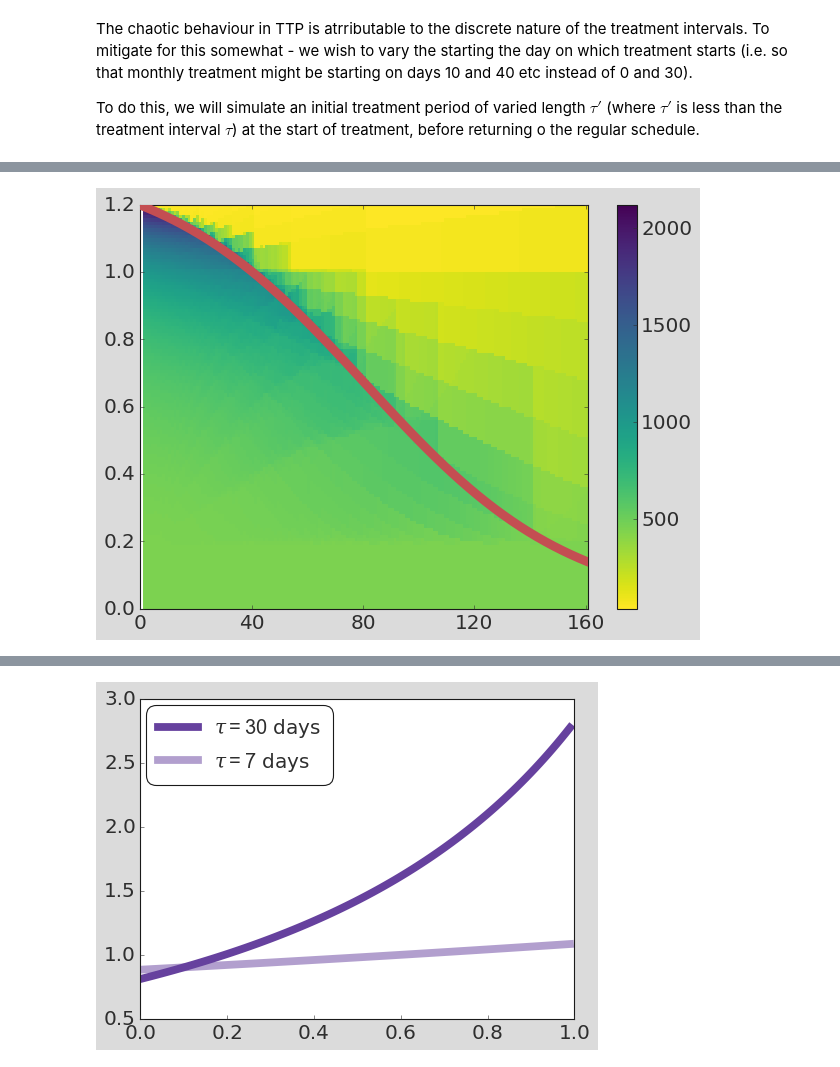
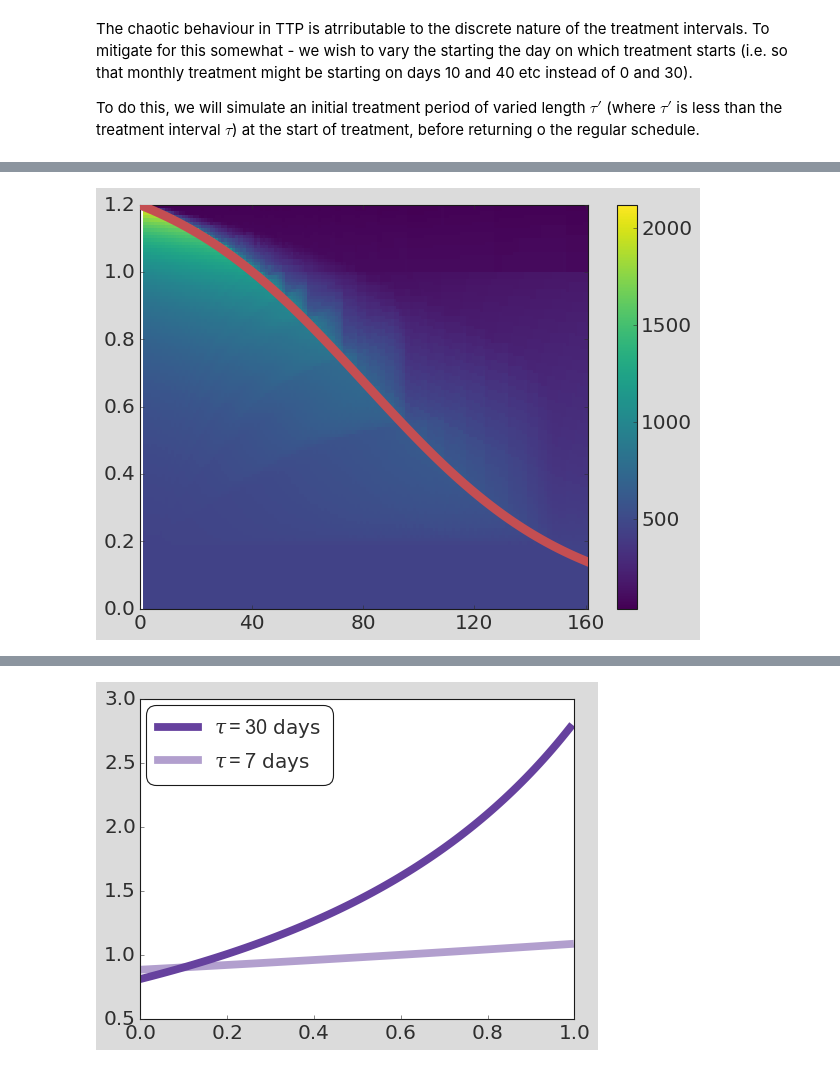
Before and after one commit to KCGallagher/AT_Model_Comparison, a Jupyter notebook: lotka_volterra/critical_threshold.ipynb, the cells around one changed output, grey strips where cells are left out. Drawn from its saved outputs; the diff is of its cells as text; code cells hidden in the pictures.

Commit message:
Updated figures

```diff
--- a/lotka_volterra/critical_threshold.ipynb
+++ b/lotka_volterra/critical_threshold.ipynb
@@ -250,0 +291,5 @@ print(model2.resultsDf.tail())
+# %%
+n_crit=0.87; params=odeParamDic; interval=60; offset=50
+
+combined_results = simulate_offset(params, n_crit, interval, offset)
+Plot_method(combined_results, drug_color='k', colors = {'TumourSize': 'k', 'S': colors['Sensitive'], 'R': colors['Resistant']})
@@ -250,0 +298,24 @@ print(model2.resultsDf.tail())
+# %%
+fig, ax = plt.subplots(3, 1, figsize=(16, 10), sharex=True, sharey=True)
+
+# model = LotkaVolterraModel(dt=1)
+# model.SetParams(**odeParamDic)
+# model.Simulate_AT(atThreshold=n_crit, atMethod='Threshold',
+#                     intervalLength=interval, t_end=4000, refSize = odeParamDic['n0'])
+# model.CleanData()
+
+# PlotSimulation(model.resultsDf, ax=ax[0], colors = {'TumourSize': 'k', 'S': colors['Sensitive'], 'R': colors['Resistant']})
+
+for i, offset in enumerate([0, 20, 40]):
+    combined_results = simulate_offset(params, n_crit, interval, offset)
+    PlotSimulation(combined_results, ax=ax[i], linewidth=6,
+                   colors = {'TumourSize': 'k', 'S': colors['Sensitive'], 'R': colors['Resistant']})
+    ax[i].axvspan(0, offset, color='gray', alpha=0.3, ymax=1.25/ax[i].get_ylim()[1])
+    ax[i].hlines(y=n_crit, xmin=0, xmax=max(combined_results.Time),
+              color='k', linestyle=':', linewidth=6, zorder=10)
+
+ax[0].set_yticks(ax[0].get_yticks()[::2])
+plt.ylim(0, 1.45);
+
+plt.tight_layout()
+plt.savefig("../figures/lotka_volterra_model_threshold_offset.pdf"); plt.show()
@@ -274,7 +347,7 @@ def calc_offset_ttp(params, n_crit, interval, offset):
         return model2.resultsDf.Time.max() + offset
 
 def calc_ttp_repeats(params, n_crit, interval, output_func=np.mean):
-    N = 5
+    N = 20
     N_reps = min(N, interval)
     ttp_values = np.zeros(int(N_reps))
 
@@ -289,34 +362,34 @@ def calc_ttp_repeats(params, n_crit, interval, output_func=np.mean):
 # %%
 from matplotlib.colors import BoundaryNorm, ListedColormap
 from matplotlib.ticker import MaxNLocator
 
 dx, dy = 1, 0.01
 
 crit_n_grid, tau_grid = np.mgrid[slice(0, 1.2 + dy, dy),
                 slice(1, 161 + dx, dx)]
 
 
 vectorized_calc_ttp = np.vectorize(calc_ttp_repeats)
 ttp_values = vectorized_calc_ttp(
     params = odeParamDic, n_crit = crit_n_grid,
     interval = tau_grid
 )
 
 ttp_values = ttp_values[:-1, :-1]
 fig, ax = plt.subplots()
 
 im = ax.pcolormesh(tau_grid, crit_n_grid, ttp_values,
-                   cmap=plt.get_cmap('viridis_r'), norm=None)
+                   cmap=plt.get_cmap('viridis'), norm=None)
 fig.colorbar(im, ax=ax); #ax.set_title('TTP of Patient 25')
 
 ax.plot(tau_values, n_stars, linewidth = 8, zorder=5, color='r', label = 'Optimal\nThreshold');
 
 ax.set_xlim(0, np.max(tau_grid));
 ax.set_xticks(ax.get_xticks()[::2]);
 fig.tight_layout();
 plt.savefig("../figures/lotka_volterra_model_threshold_mean.pdf"); plt.show()
 # %% [output]
-[figure, old version]
+[figure, new version]
 # %%
 from matplotlib.colors import BoundaryNorm, ListedColormap
 from matplotlib.ticker import MaxNLocator
```
Also changed, not shown: parts of 8 cells of this notebook, 17 other files.
